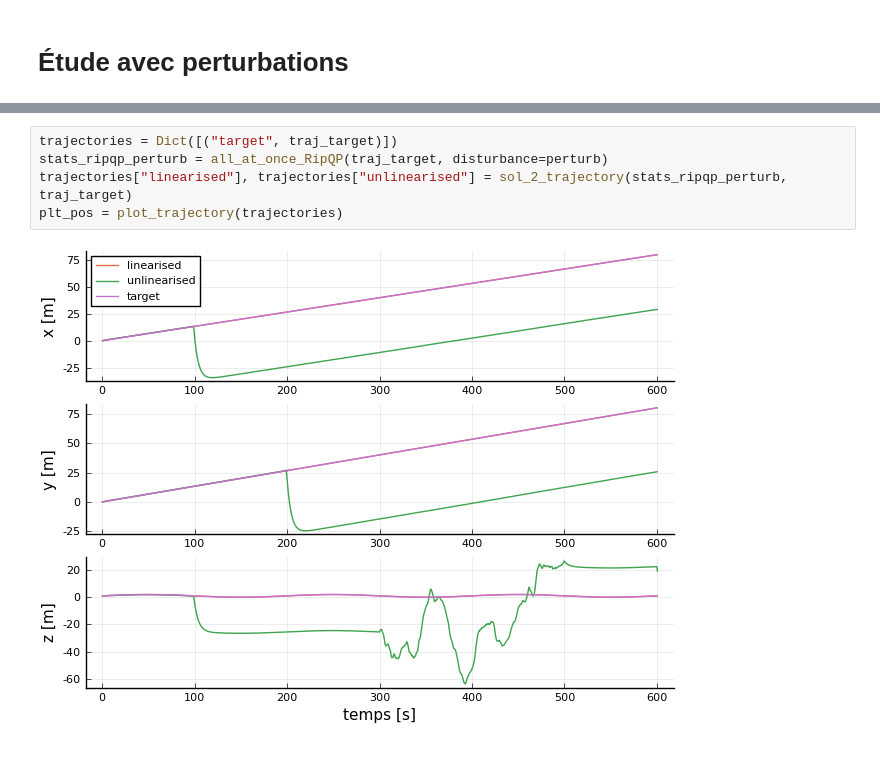
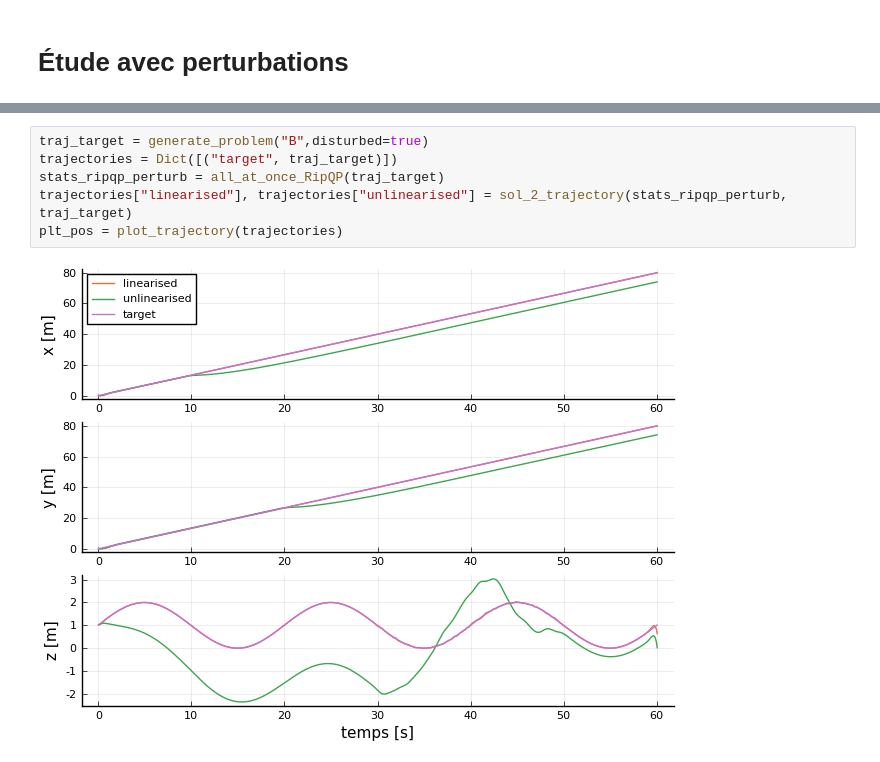
Before and after one commit to abherer-constant/MTH8408_projet, a Jupyter notebook: Showcase.ipynb, the cells around one changed output, grey strips where cells are left out. Drawn from its saved outputs; the diff is of its cells as text.

Commit message:
include disturbance in trajectory object

```diff
--- a/Showcase.ipynb
+++ b/Showcase.ipynb
@@ -97,7 +97,8 @@ plt = plot_disturbance(perturb, traj_target.dt)
 # %%
+traj_target = generate_problem("B",disturbed=true)
 trajectories = Dict([("target", traj_target)])
-stats_ripqp_perturb = all_at_once_RipQP(traj_target, disturbance=perturb)
+stats_ripqp_perturb = all_at_once_RipQP(traj_target)
 trajectories["linearised"], trajectories["unlinearised"] = sol_2_trajectory(stats_ripqp_perturb, traj_target)
 plt_pos = plot_trajectory(trajectories)
 # %% [output]
-[figure, old version]
+[figure, new version]
```
Also changed, not shown: parts of 7 cells of this notebook, 6 other files.
